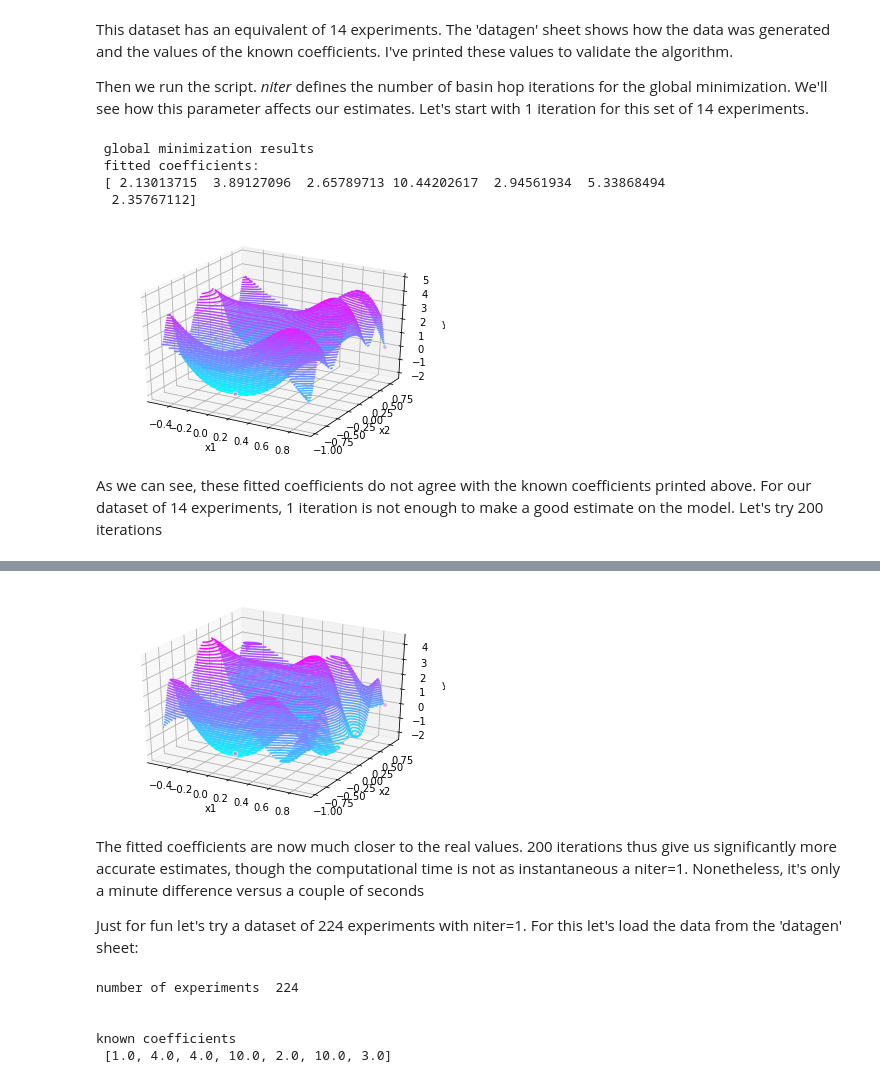
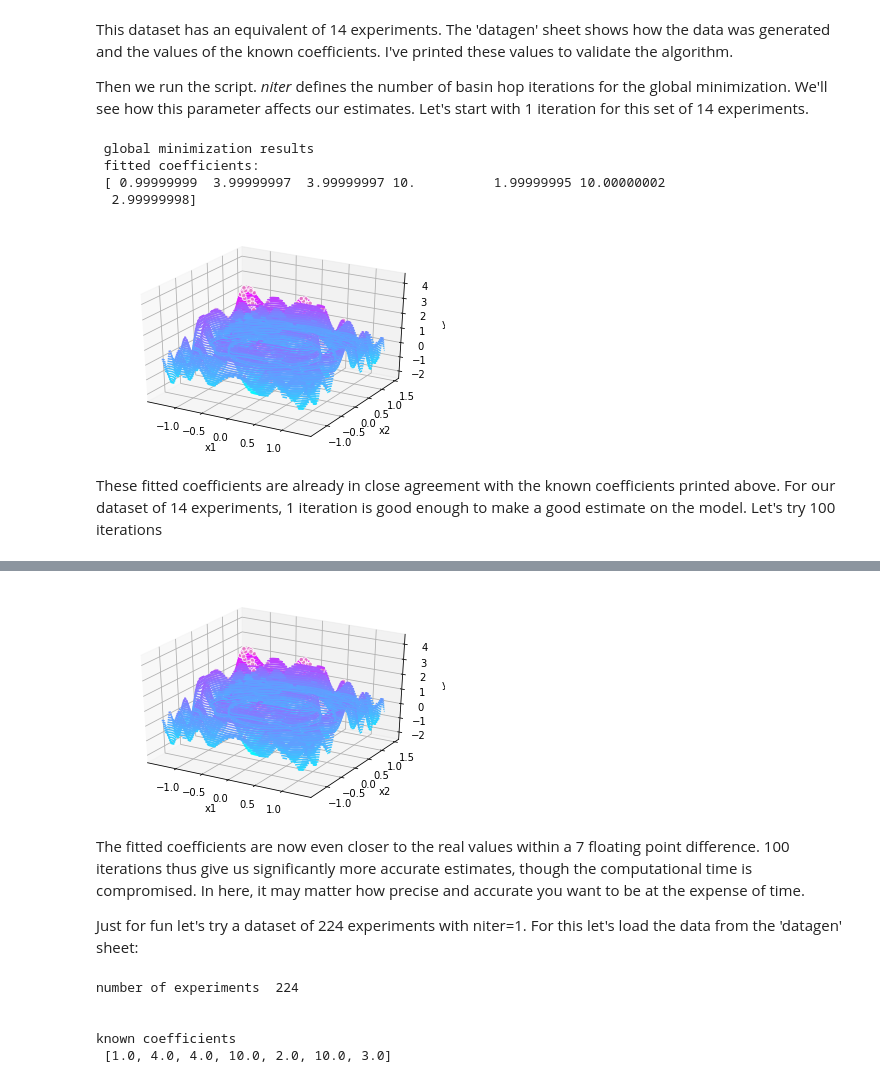
Before and after one commit to andrewrgarcia/sigmapython, a Jupyter notebook: minimization-fitting.ipynb, the cells around one changed output, grey strips where cells are left out. Cells and saved outputs as stored; diff of their text form; code cells hidden in the pictures.

```diff
--- a/minimization-fitting.ipynb
+++ b/minimization-fitting.ipynb
@@ -16,12 +16,12 @@ The script for this example is **minfit.py**. The first thing we do is load our
 import xlwings as xw
 
 'CHANGE TO PATH OF EXCEL FILE WITH DATA'
-path = r'C:\Users\garci\Dropbox (Personal)\scripts\statistics\minfit_template.xlsx'
+path = r'C:\Users\garci\Dropbox (Personal)\scripts\statistics\templates-examples\minfit_template.xlsx'
 book = xw.Book(path)
 
 sheet='Sheet1'
 
-from pdsfit import lastRow
+from frame_pdsfit import lastRow
 
 x=book.sheets[sheet].range('A2:A'+str(lastRow(sheet,book))).value
 exps=book.sheets[sheet].range('B2:B'+str(lastRow(sheet,book))).value
@@ -133,16 +134,16 @@ make(niter=1)
 # %% [output]
  global minimization results
  fitted coefficients:
- [ 2.13013715  3.89127096  2.65789713 10.44202617  2.94561934  5.33868494
-  2.35767112]
+ [ 0.99999999  3.99999997  3.99999997 10.          1.99999995 10.00000002
+  2.99999998]
-[figure, old version]
+[figure, new version]
 # %% [markdown]
-As we can see, these fitted coefficients do not agree with the known coefficients printed above. For our dataset of 14 experiments, 1 iteration is not enough to make a good estimate on the model.
-Let's try 200 iterations
+These fitted coefficients are already in close agreement with the known coefficients printed above. For our dataset of 14 experiments, 1 iteration is good enough to make a good estimate on the model.
+Let's try 100 iterations
 # %%
 from basinhopfit import *
 
-make(200)
+make(100)
 # %% [output]
  global minimization results
  fitted coefficients:
@@ -151,6 +152,6 @@ make(200)
-[figure, old version]
+[figure, new version]
 # %% [markdown]
-The fitted coefficients are now much closer to the real values. 200 iterations thus give us significantly more accurate estimates, though the computational time is not as instantaneous a niter=1. Nonetheless, it's only a minute difference versus a couple of seconds
+The fitted coefficients are now even closer to the real values within a 7 floating point difference. 100 iterations thus give us significantly more accurate estimates, though the computational time is compromised. In here, it may matter how precise and accurate you want to be at the expense of time.
 
 Just for fun let's try a dataset of 224 experiments with niter=1. For this let's load the data from the 'datagen' sheet:
 # %%
```
Also changed, not shown: parts of 6 cells of this notebook, 19 other files.
